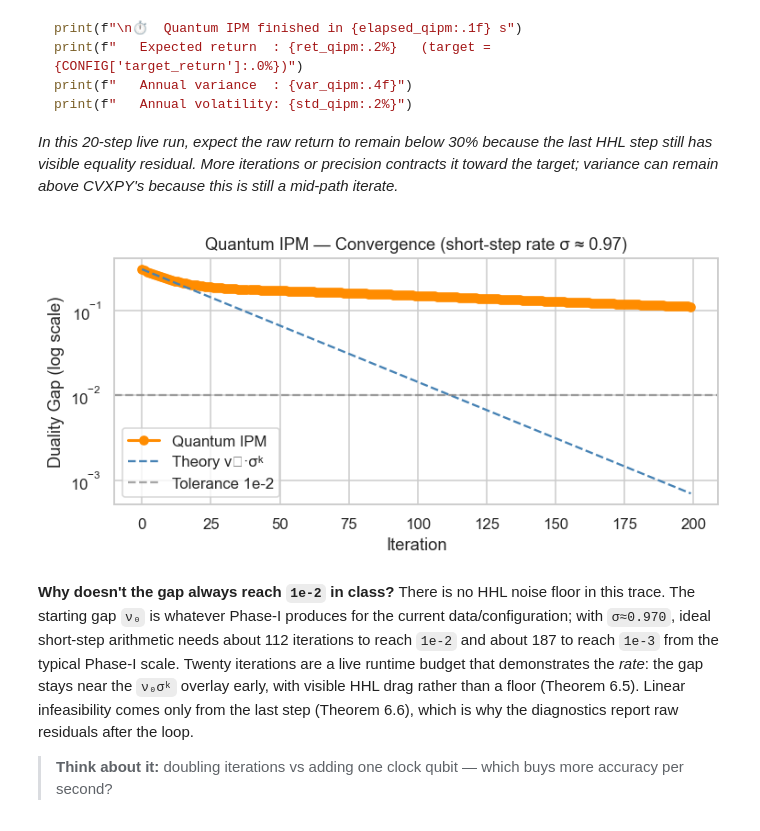
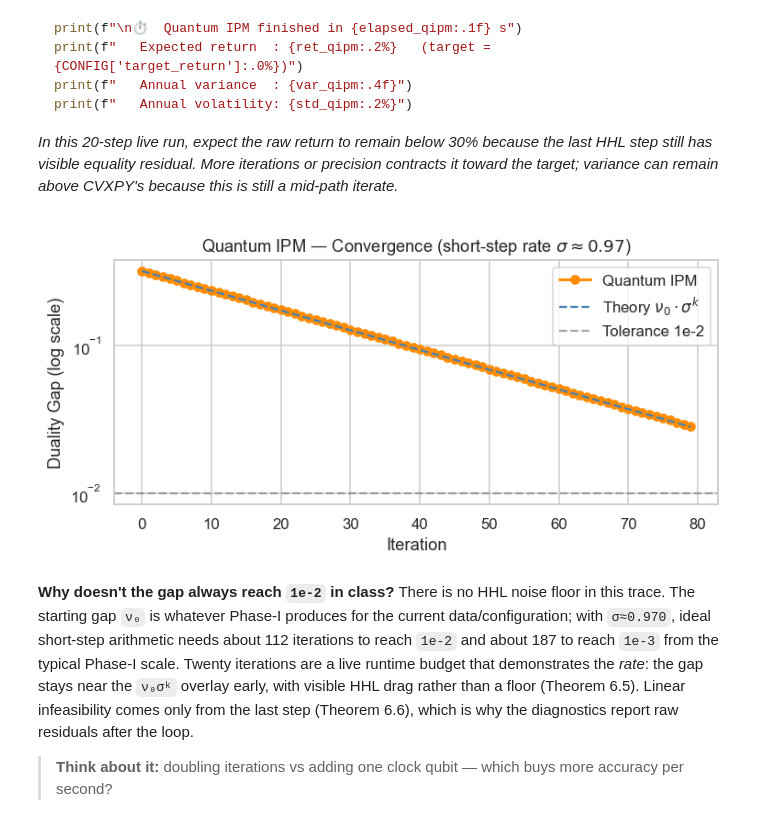
Before and after one commit to Nadav138/QApp, a Jupyter notebook: workshop/quantum_portfolio_tutorial.ipynb, the cells around one changed output. Drawn from its saved outputs; the diff is of its cells as text; code cells hidden in the pictures; folded sections open.

```diff
--- a/workshop/quantum_portfolio_tutorial.ipynb
+++ b/workshop/quantum_portfolio_tutorial.ipynb
@@ -101,10 +101,10 @@ CONFIG = {
     "max_weight":            0.35,   # diversification cap:  w_i ≤ 0.35
     "default_min_weight":    0.0,    # long-only:           w_i ≥ 0
 
-    # ── Quantum HHL controls ──────────────────────────────────────────────────
-    "quantum_hhl_demo_n_clk": 4,      # §3 equality-only demo: 7×7 → padded 8, so 8 qubits total
-    "quantum_hhl_n_clk":     5,      # 5 needed for correct directions on the dilated QIPM system
-                                     # (n_clk=4 dilated: bad directions; n_clk=5: σ=0.9695≈theory 0.9698)
+    # ── Quantum clock-qubit controls ──────────────────────────────────────────
+    "quantum_hhl_n_clk":  4,   # §3 plain HHL demo  (symmetric 7×7 → padded 8 qubits)
+    "quantum_qipm_n_clk": 8,   # §6 QIPM Newton solver (dilated 88×88 → padded 128 qubits)
+                               # n_clk=4 on dilated system aliases eigenvalues → bad directions;
     "quantum_hhl_pad_eig":   0.1,    # eigenvalue floor for matrix padding
     "quantum_ipm_use_adaptive_step": True,
 }
@@ -988,16 +988,16 @@ print("✅  run_socp_quantum_ipm defined")
 # %% [markdown]
 Calling it following the configuration we defined at the beginning of the notebook:
 # %%
-print(f"Running Quantum IPM  (n_clk={CONFIG['quantum_hhl_n_clk']}, {n} assets — expect ~20-30 s)\n")
+print(f"Running Quantum IPM  (n_clk={CONFIG['quantum_qipm_n_clk']}, {n} assets — expect ~20-30 s)\n") # TODO: expect ~20-30 s is wrrong due to update
 t_start = time.time()
 
 w_qipm, ipm_gaps = run_socp_quantum_ipm(
     mu_vec, M_mat,
     target_return     = CONFIG["target_return"],
     max_weight        = CONFIG["max_weight"],
-    max_iter          = 200,
+    max_iter          = 80,
     tol               = 1e-2,   # near-convergence needs ~112 short steps; here we verify the rate live
-    n_clk             = CONFIG["quantum_hhl_n_clk"],
+    n_clk             = CONFIG["quantum_qipm_n_clk"],
     use_adaptive_step = CONFIG["quantum_ipm_use_adaptive_step"],
 )
 elapsed_qipm = time.time() - t_start
@@ -1077,18 +1077,18 @@ print(f"   Annual volatility: {std_qipm:.2%}")
 # %%
 fig, ax = plt.subplots(figsize=(7, 3.5))
 k = np.arange(len(ipm_gaps))
 sigma_th = 1 - 0.1/np.sqrt(1 + 2*n)
 ax.semilogy(k, ipm_gaps, marker="o", color="darkorange", linewidth=2, label="Quantum IPM")
-ax.semilogy(k, ipm_gaps[0] * sigma_th**k, linestyle="--", color="steelblue", label="Theory ν₀·σᵏ")
+ax.semilogy(k, ipm_gaps[0] * sigma_th**k, linestyle="--", color="steelblue", label=r"Theory $\nu_0 \cdot \sigma^k$")
 ax.axhline(1e-2, color="gray", linestyle="--", alpha=0.7, label="Tolerance 1e-2")
 ax.set_xlabel("Iteration")
 ax.set_ylabel("Duality Gap (log scale)")
-ax.set_title("Quantum IPM — Convergence (short-step rate σ ≈ 0.97)")
+ax.set_title(r"Quantum IPM — Convergence (short-step rate $\sigma \approx 0.97$)")
 ax.legend()
 plt.tight_layout()
 plt.show()
 # %% [output]
-[figure, old version]
+[figure, new version]
 # %% [markdown]
 **Why doesn't the gap always reach `1e-2` in class?**  There is no HHL noise floor in this trace. The starting gap `ν₀` is whatever Phase-I produces for the current data/configuration; with `σ≈0.970`, ideal short-step arithmetic needs about 112 iterations to reach `1e-2` and about 187 to reach `1e-3` from the typical Phase-I scale. Twenty iterations are a live runtime budget that demonstrates the *rate*: the gap stays near the `ν₀σᵏ` overlay early, with visible HHL drag rather than a floor (Theorem 6.5). Linear infeasibility comes only from the last step (Theorem 6.6), which is why the diagnostics report raw residuals after the loop.
 
```
Also changed, not shown: parts of 16 cells of this notebook, 2 other files.
